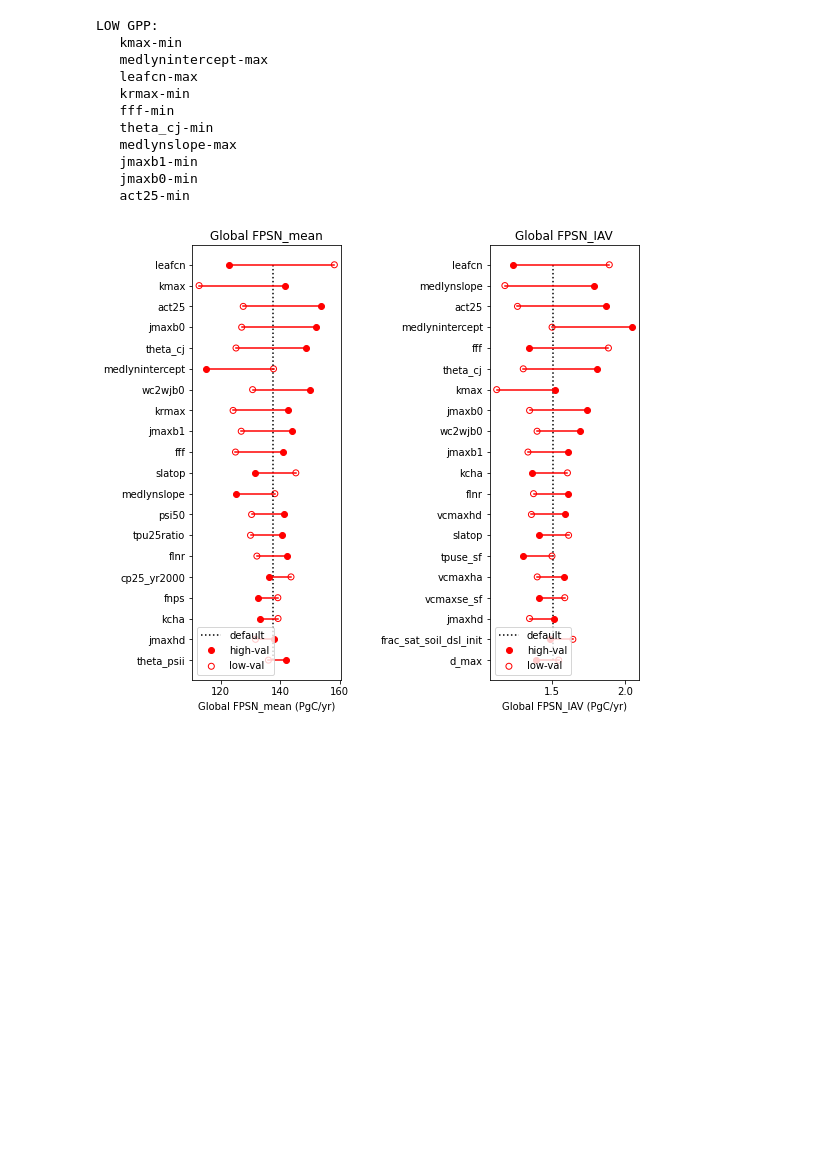
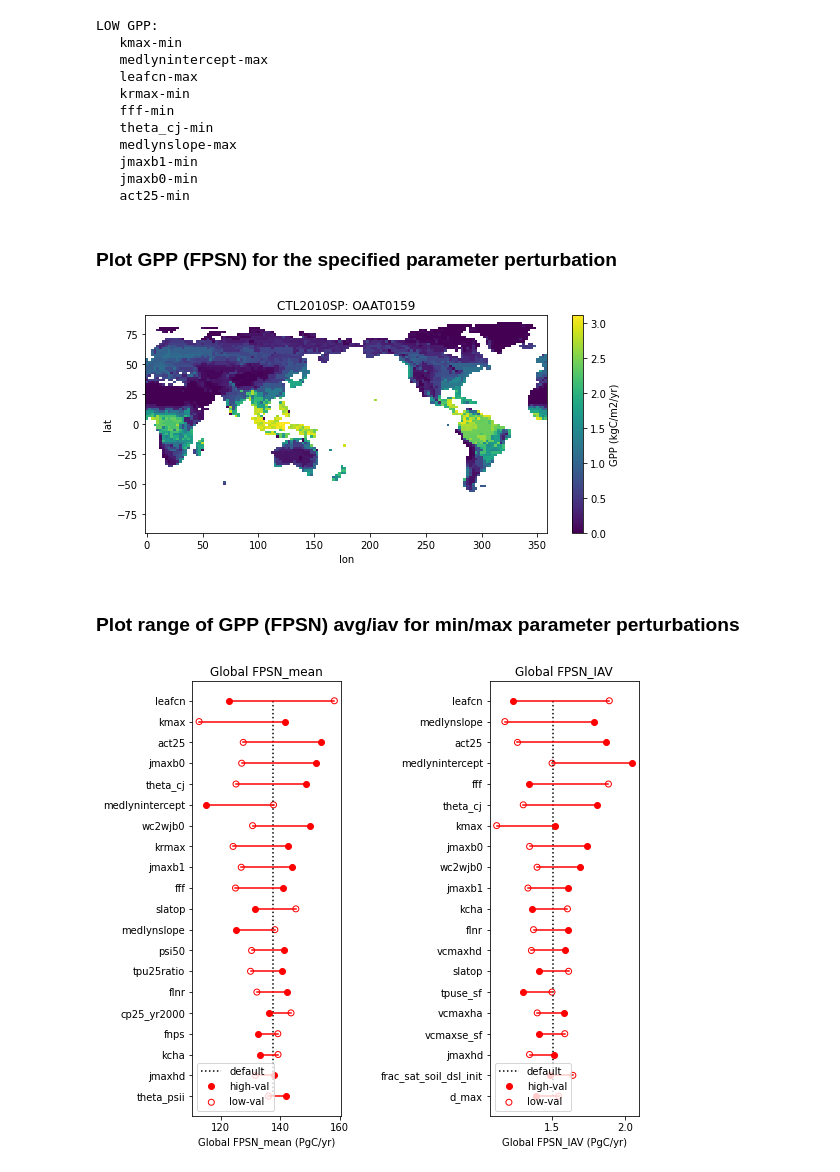
Before and after one commit to olyson/CLM5PPE, a Jupyter notebook: pyth/SPrankings.ipynb, the cells around one changed output. Cells and saved outputs as stored; diff of their text form; code cells hidden in the pictures; blank space fills up the shorter version.

Commit message:
Add some documentation and QRUNOFF biome plots

```diff
--- a/pyth/SPrankings.ipynb
+++ b/pyth/SPrankings.ipynb
@@ -169,10 +171,10 @@ def get_map(da):
     newshape = []
     coords=[]
     #  grab any dimensions that arent "gridcell" from da
-    for coord,nx in zip(da.coords,da.shape):
-        if nx!=400:
-            newshape.append(nx)
-            coords.append((coord,da[coord].values))
+    #for coord,nx in zip(da.coords,da.shape):
+        #if nx!=400:
+            #newshape.append(nx)
+            #coords.append((coord,da[coord].values))
     #  grab lat/lon from sg
     for coord in ['lat','lon']:
         nx = len(sg[coord])
@@ -191,7 +193,6 @@ def get_map(da):
         cc = sg.rcent.sel(lat=lat,lon=lon,method='nearest')
         ix = sg.cclass==cc
 
-
         if nd==2:
             array[ix]=da.isel(gridcell=i)
         else:
@@ -266,7 +269,7 @@ cfs,units = get_cfs()
 env = 'CTL2010SP'
 keys = paramkey.key
 data_vars = ['FPSN','TWS','EFLX_LH_TOT','FCTR',
-             'FCEV','FGEV','QHR',
+             'FCEV','FGEV','QHR','QRUNOFF',
              'QOVER','QDRAI','SOILWATER_10CM','SNOWDP','TV','TSOI_10CM','TLAI','FSR','FSH']
 ds = get_ensemble(env,data_vars,'h0',keys,paramkey)
 params = ds.param
@@ -369,6 +372,29 @@ LOW GPP:
    jmaxb1-min
    jmaxb0-min
    act25-min
+# %% [markdown]
+### Plot GPP (FPSN) for the specified parameter perturbation
+# %%
+#find the given member
+ix  = np.logical_and(ds.param=='kmax',ds.minmax=='min')
+da  = ds.FPSN.isel(ens=ix)
+
+#calc annual gpp
+nyrs = 10
+cf   = 1e-6*12.0107*24*60*60/nyrs/1000
+gpp_plt  = cf*(month_wts(nyrs)*da).sum(dim='time').compute() #kgC/m2/yr
+
+#convert to map
+gpp_map = get_map(gpp_plt)
+
+#plot
+plt.figure(figsize=[9,4])
+gpp_map.plot(cbar_kwargs={'label':'GPP (kgC/m2/yr)'})
+plt.title(env+': '+str(ds.key.isel(ens=ix).values[0]));
+# %% [output]
+[figure, added]
+# %% [markdown]
+### Plot range of GPP (FPSN) avg/iav for min/max parameter perturbations
 # %%
 datavar = 'FPSN'
 plt.figure(figsize=[8,8])
```
Also changed, not shown: parts of 23 cells of this notebook, 1 other file.
